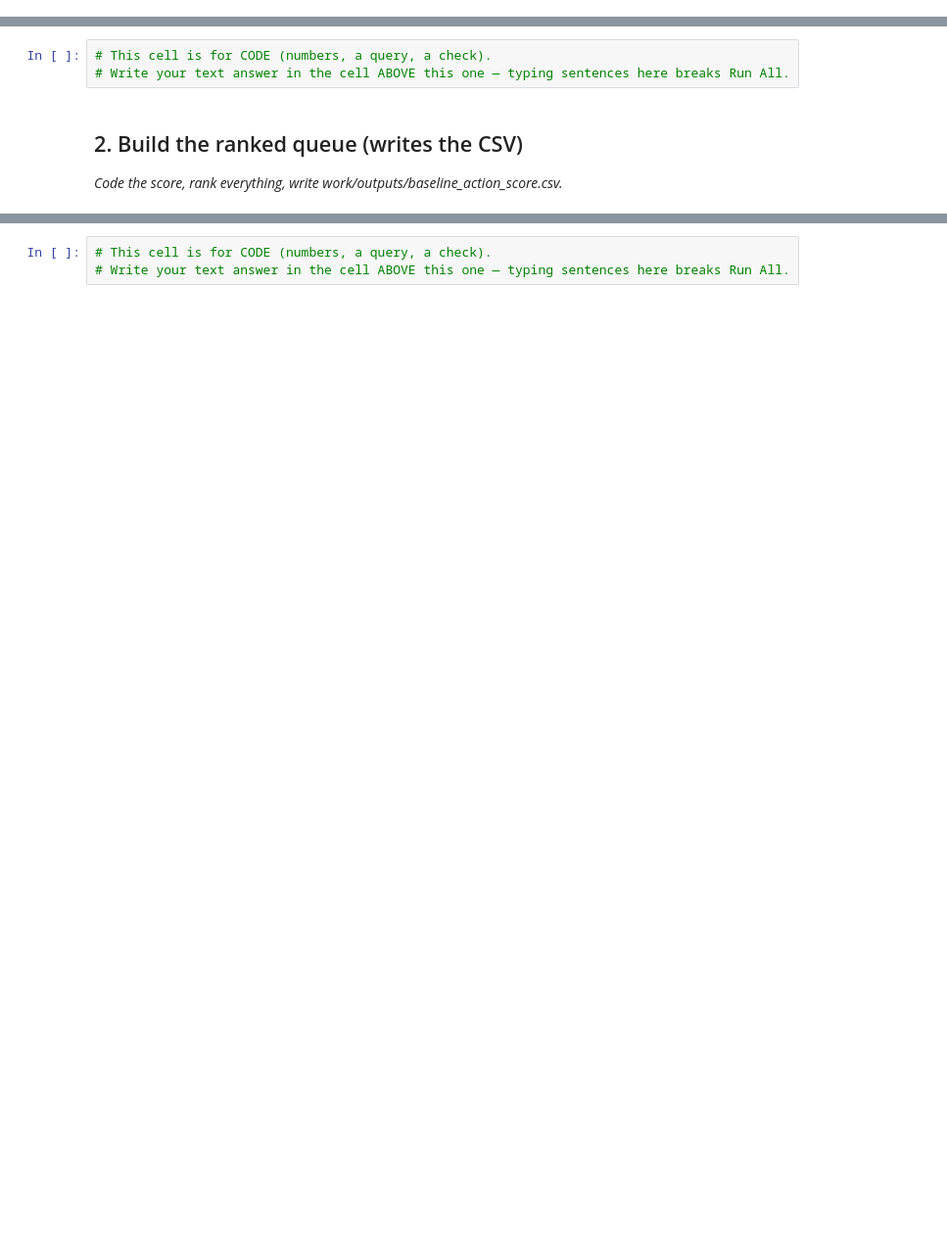
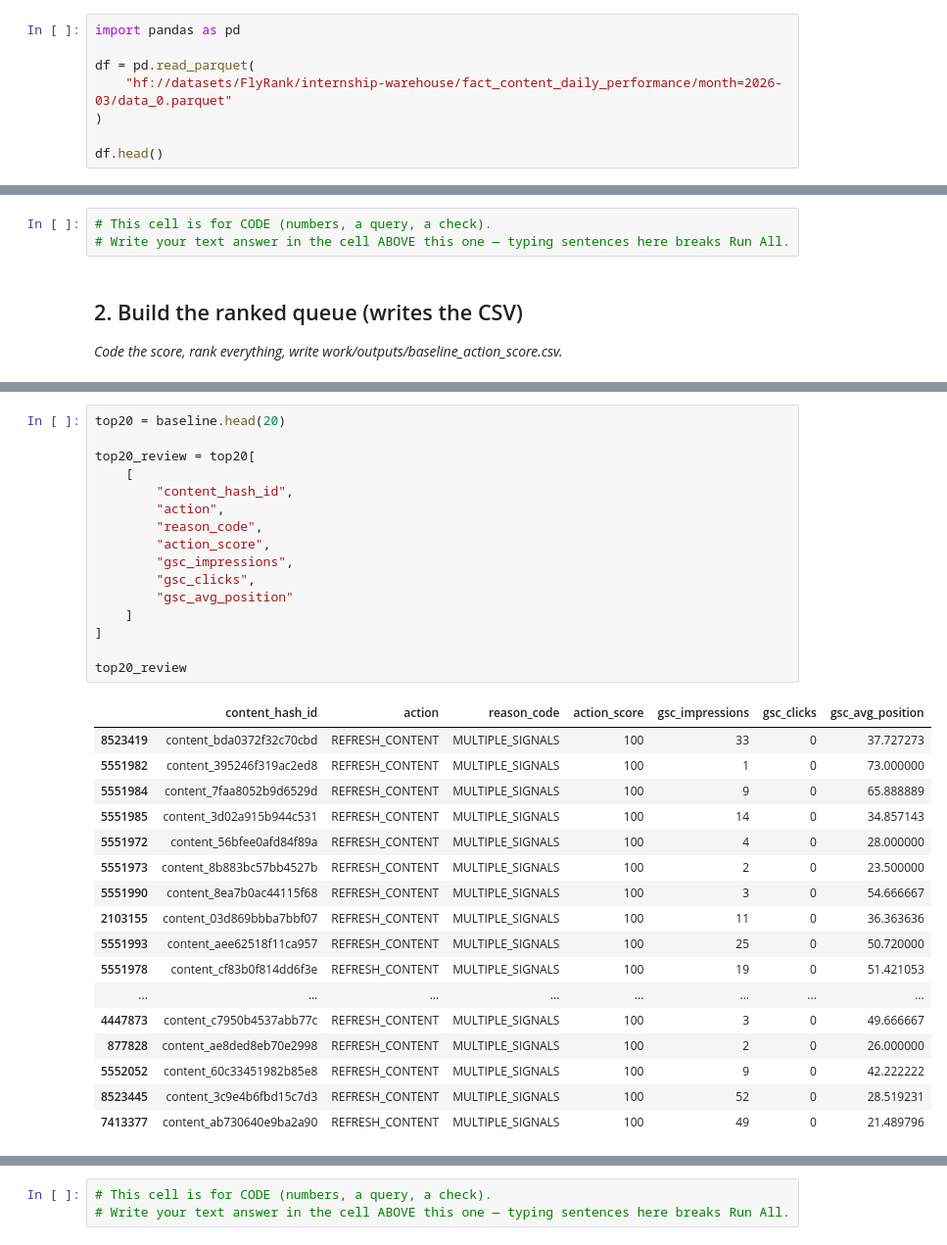
Before and after one commit to pakizahassan/flyrank-ml-internship, a Jupyter notebook: work/notebooks/w04_baseline_score.ipynb, the cells around one changed output, grey strips where cells are left out. Shown at 98% size. Saved outputs shown, nothing was run; the diff lists cells and outputs as text; blank space fills up the shorter version.

```diff
--- a/work/notebooks/w04_baseline_score.ipynb
+++ b/work/notebooks/w04_baseline_score.ipynb
@@ -12,0 +22,8 @@ This skeleton is yours to fill. Work the sections **in order** — each one has
+# %%
+import pandas as pd
+
+df = pd.read_parquet(
+    "hf://datasets/FlyRank/internship-warehouse/fact_content_daily_performance/month=2026-03/data_0.parquet"
+)
+
+df.head()
@@ -19,0 +219,34 @@ This skeleton is yours to fill. Work the sections **in order** — each one has
+# %%
+top20 = baseline.head(20)
+
+top20_review = top20[
+    [
+        "content_hash_id",
+        "action",
+        "reason_code",
+        "action_score",
+        "gsc_impressions",
+        "gsc_clicks",
+        "gsc_avg_position"
+    ]
+]
+
+top20_review
+# %% [output]
+|  | content_hash_id | action | reason_code | action_score | gsc_impressions | gsc_clicks | gsc_avg_position |
+| 8523419 | content_bda0372f32c70cbd | REFRESH_CONTENT | MULTIPLE_SIGNALS | 100 | 33 | 0 | 37.727273 |
+| 5551982 | content_395246f319ac2ed8 | REFRESH_CONTENT | MULTIPLE_SIGNALS | 100 | 1 | 0 | 73.000000 |
+| 5551984 | content_7faa8052b9d6529d | REFRESH_CONTENT | MULTIPLE_SIGNALS | 100 | 9 | 0 | 65.888889 |
+| 5551985 | content_3d02a915b944c531 | REFRESH_CONTENT | MULTIPLE_SIGNALS | 100 | 14 | 0 | 34.857143 |
+| 5551972 | content_56bfee0afd84f89a | REFRESH_CONTENT | MULTIPLE_SIGNALS | 100 | 4 | 0 | 28.000000 |
+| 5551973 | content_8b883bc57bb4527b | REFRESH_CONTENT | MULTIPLE_SIGNALS | 100 | 2 | 0 | 23.500000 |
+| 5551990 | content_8ea7b0ac44115f68 | REFRESH_CONTENT | MULTIPLE_SIGNALS | 100 | 3 | 0 | 54.666667 |
+| 2103155 | content_03d869bbba7bbf07 | REFRESH_CONTENT | MULTIPLE_SIGNALS | 100 | 11 | 0 | 36.363636 |
+| 5551993 | content_aee62518f11ca957 | REFRESH_CONTENT | MULTIPLE_SIGNALS | 100 | 25 | 0 | 50.720000 |
+| 5551978 | content_cf83b0f814dd6f3e | REFRESH_CONTENT | MULTIPLE_SIGNALS | 100 | 19 | 0 | 51.421053 |
+| ... | ... | ... | ... | ... | ... | ... | ... |
+| 4447873 | content_c7950b4537abb77c | REFRESH_CONTENT | MULTIPLE_SIGNALS | 100 | 3 | 0 | 49.666667 |
+| 877828 | content_ae8ded8eb70e2998 | REFRESH_CONTENT | MULTIPLE_SIGNALS | 100 | 2 | 0 | 26.000000 |
+| 5552052 | content_60c33451982b85e8 | REFRESH_CONTENT | MULTIPLE_SIGNALS | 100 | 9 | 0 | 42.222222 |
+| 8523445 | content_3c9e4b6fbd15c7d3 | REFRESH_CONTENT | MULTIPLE_SIGNALS | 100 | 52 | 0 | 28.519231 |
+| 7413377 | content_ab730640e9ba2a90 | REFRESH_CONTENT | MULTIPLE_SIGNALS | 100 | 49 | 0 | 21.489796 |
```
Also changed, not shown: parts of 17 cells of this notebook.
